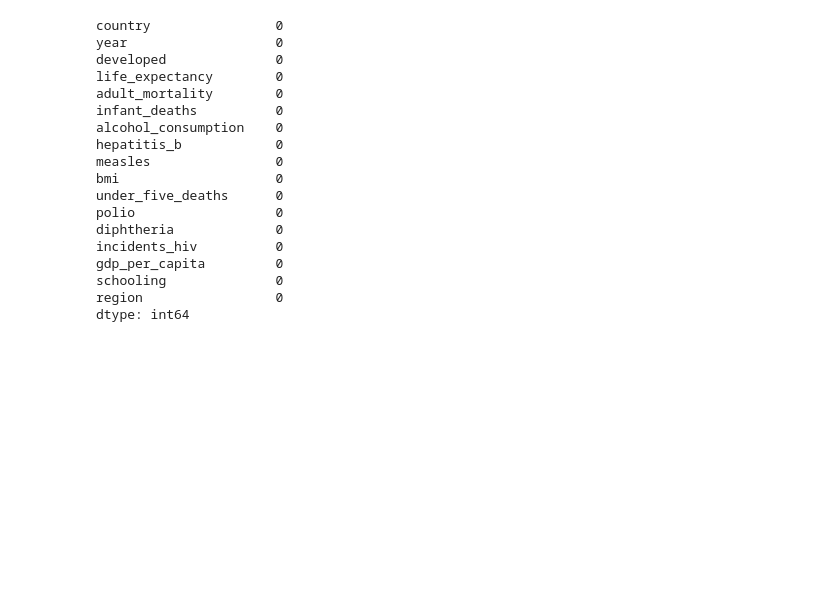
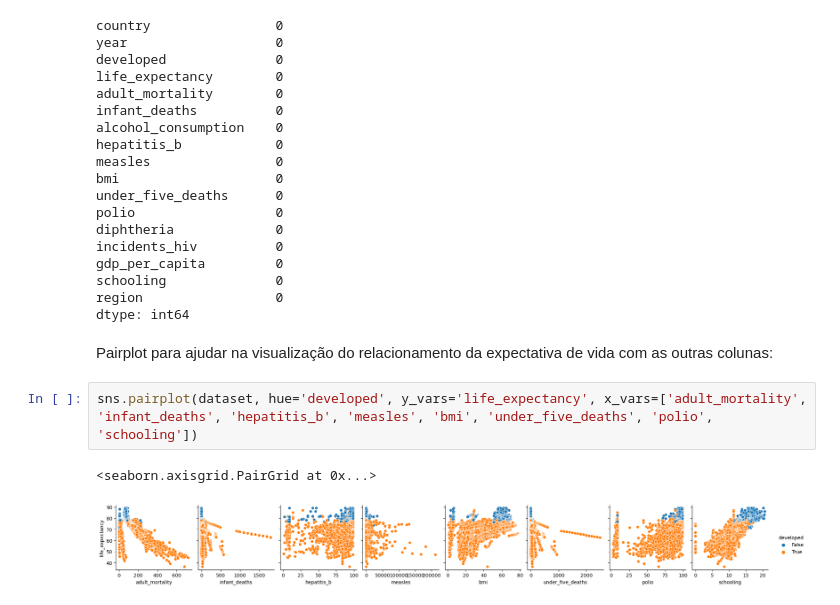
Before and after one commit to carolinabrandao/ICDProjetoFinal, a Jupyter notebook: AnaliseExploratoria.ipynb, the cells around one changed output. Saved outputs shown, nothing was run; the diff lists cells and outputs as text; blank space fills up the shorter version.

Commit message:
Pairplot adicionado

```diff
--- a/AnaliseExploratoria.ipynb
+++ b/AnaliseExploratoria.ipynb
@@ -288,3 +288,10 @@ gdp_per_capita         0
 schooling              0
 region                 0
 dtype: int64
+# %% [markdown]
+Pairplot para ajudar na visualização do relacionamento da expectativa de vida com as outras colunas:
+# %%
+sns.pairplot(dataset, hue='developed', y_vars='life_expectancy', x_vars=['adult_mortality', 'infant_deaths', 'hepatitis_b', 'measles', 'bmi', 'under_five_deaths', 'polio', 'schooling'])
+# %% [output]
+<seaborn.axisgrid.PairGrid at 0x...>
+[figure, added]
```
Also changed, not shown: parts of 4 cells of this notebook.
